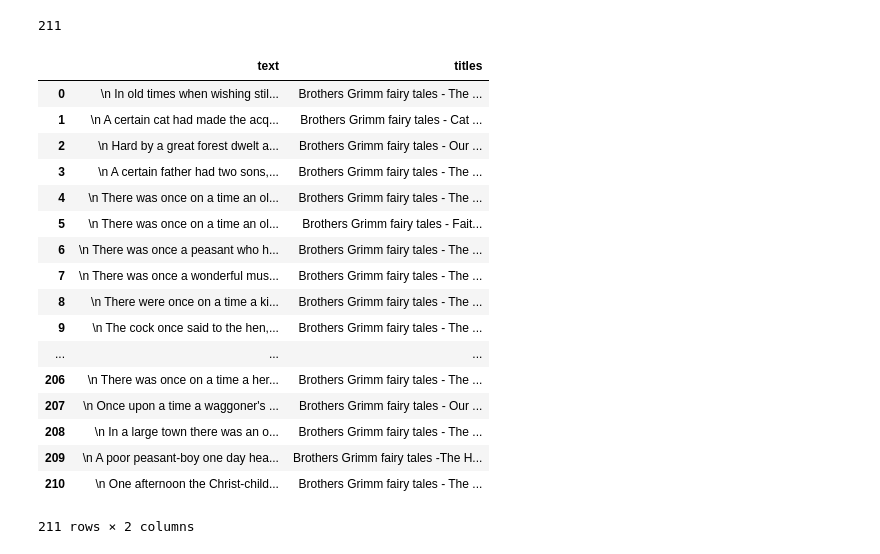
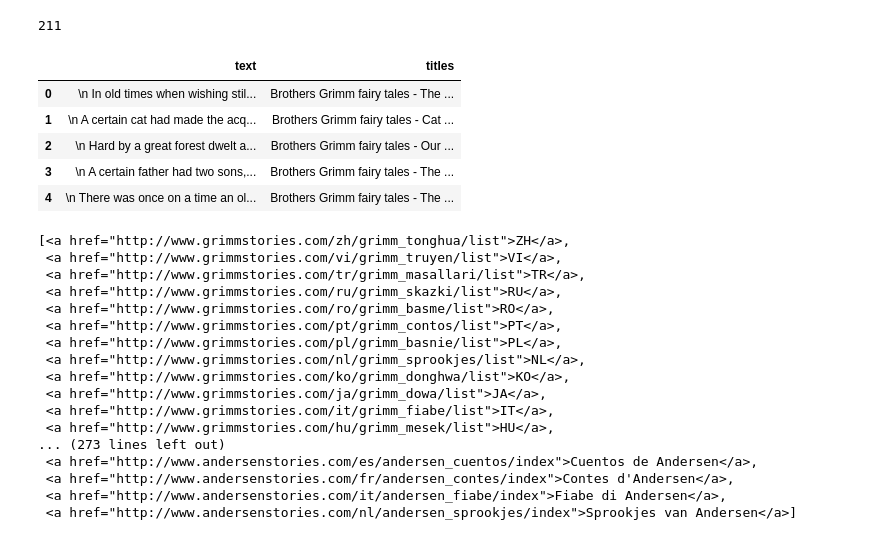
Before and after one commit to t-redactyl/text-cleaning, a Jupyter notebook: Scraping the project text/Getting the texts and names from each URL.ipynb, the cells around one changed output. Cells and saved outputs as stored; diff of their text form; code cells hidden in the pictures.

```diff
--- a/Scraping the project text/Getting the texts and names from each URL.ipynb
+++ b/Scraping the project text/Getting the texts and names from each URL.ipynb
@@ -163,26 +110,36 @@ len(titles)
 p = DataFrame({'titles': titles,
                'text': clean_tales})
 # %%
-p
+p[0:5]
 # %% [output]
 |  | text | titles |
 | 0 | \n In old times when wishing stil... | Brothers Grimm fairy tales - The ... |
 | 1 | \n A certain cat had made the acq... | Brothers Grimm fairy tales - Cat ... |
 | 2 | \n Hard by a great forest dwelt a... | Brothers Grimm fairy tales - Our ... |
 | 3 | \n A certain father had two sons,... | Brothers Grimm fairy tales - The ... |
 | 4 | \n There was once on a time an ol... | Brothers Grimm fairy tales - The ... |
-| 5 | \n There was once on a time an ol... | Brothers Grimm fairy tales - Fait... |
-| 6 | \n There was once a peasant who h... | Brothers Grimm fairy tales - The ... |
-| 7 | \n There was once a wonderful mus... | Brothers Grimm fairy tales - The ... |
-| 8 | \n There were once on a time a ki... | Brothers Grimm fairy tales - The ... |
-| 9 | \n The cock once said to the hen,... | Brothers Grimm fairy tales - The ... |
-| ... | ... | ... |
-| 206 | \n There was once on a time a her... | Brothers Grimm fairy tales - The ... |
-| 207 | \n Once upon a time a waggoner's ... | Brothers Grimm fairy tales - Our ... |
-| 208 | \n In a large town there was an o... | Brothers Grimm fairy tales - The ... |
-| 209 | \n A poor peasant-boy one day hea... | Brothers Grimm fairy tales -The H... |
-| 210 | \n One afternoon the Christ-child... | Brothers Grimm fairy tales - The ... |
-211 rows × 2 columns
 # %%
 p.to_csv('/Users/jodieburchell/Documents/text-cleaning/Scraping the project text/raw_data.csv',
          encoding='utf-8')
+# %%
+r = urllib.urlopen('http://www.grimmstories.com/de/grimm_maerchen/list').read()
+soup = BeautifulSoup(r)
+soup.findAll('a')
+# %% [output]
+[<a href="http://www.grimmstories.com/zh/grimm_tonghua/list">ZH</a>,
+ <a href="http://www.grimmstories.com/vi/grimm_truyen/list">VI</a>,
+ <a href="http://www.grimmstories.com/tr/grimm_masallari/list">TR</a>,
+ <a href="http://www.grimmstories.com/ru/grimm_skazki/list">RU</a>,
+ <a href="http://www.grimmstories.com/ro/grimm_basme/list">RO</a>,
+ <a href="http://www.grimmstories.com/pt/grimm_contos/list">PT</a>,
+ <a href="http://www.grimmstories.com/pl/grimm_basnie/list">PL</a>,
+ <a href="http://www.grimmstories.com/nl/grimm_sprookjes/list">NL</a>,
+ <a href="http://www.grimmstories.com/ko/grimm_donghwa/list">KO</a>,
+ <a href="http://www.grimmstories.com/ja/grimm_dowa/list">JA</a>,
+ <a href="http://www.grimmstories.com/it/grimm_fiabe/list">IT</a>,
+ <a href="http://www.grimmstories.com/hu/grimm_mesek/list">HU</a>,
+... (273 lines left out)
+ <a href="http://www.andersenstories.com/es/andersen_cuentos/index">Cuentos de Andersen</a>,
+ <a href="http://www.andersenstories.com/fr/andersen_contes/index">Contes d'Andersen</a>,
+ <a href="http://www.andersenstories.com/it/andersen_fiabe/index">Fiabe di Andersen</a>,
+ <a href="http://www.andersenstories.com/nl/andersen_sprookjes/index">Sprookjes van Andersen</a>]
```
Also changed, not shown: parts of 11 cells of this notebook.
